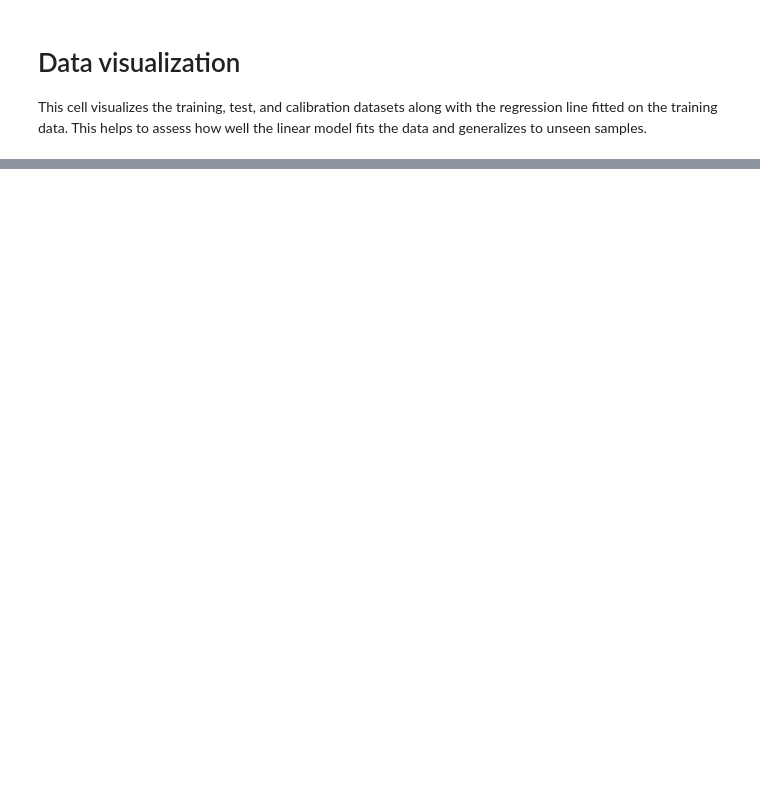
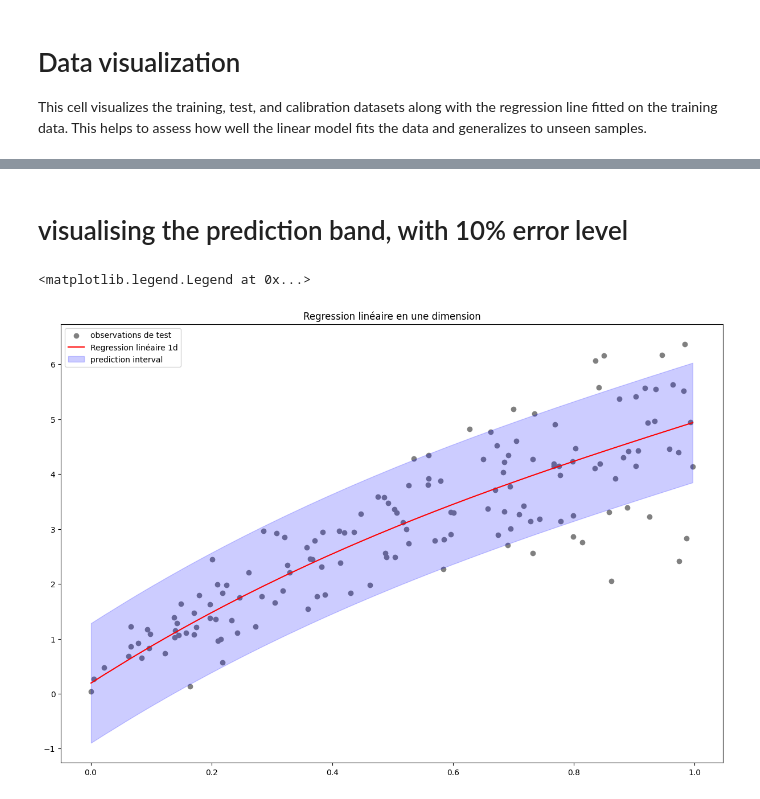
Before and after one commit to HAZAR00/PredictionConforme, a Jupyter notebook: regression.ipynb, the cells around one changed output, grey strips where cells are left out. Drawn from its saved outputs; the diff is of its cells as text; code cells hidden in the pictures; blank space fills up the shorter version.

```diff
--- a/regression.ipynb
+++ b/regression.ipynb
@@ -81,0 +83,36 @@ plt.legend()
+# %%
+alpha= 0.1
+
+coeff_calib=poly.fit_transform(X_cal.reshape(-1,1))
+Y_pred_cal=lin_reg_model.predict(coeff_calib)
+
+S = np.abs(Y_cal-Y_pred_cal)
+
+quantile = np.quantile(S,1-alpha, method ='higher')
+
+
+C_hat_lower_band= Y_pred - quantile
+C_hat_upper_band= Y_pred + quantile
+# %% [markdown]
+# visualising the prediction band, with 10% error level
+# %%
+plt.figure(1, figsize=[15,10])
+
+plt.title('Regression linéaire en une dimension')
+plt.scatter(X_test,Y_test,color='grey',label='observations de test')
+
+#Predicted data
+plt.plot(X_test_sorted,Y_pred_sorted, label='Regression linéaire 1d', color="red")
+"""plt.scatter(X_test,C_hat_lower_band,color='blue')
+plt.scatter(X_test,C_hat_upper_band,color='blue')"""
+
+index=np.argsort(X_test)
+C_hat_lower_band_sorted= C_hat_lower_band[index]
+C_hat_upper_band_sorted= C_hat_upper_band[index]
+
+plt.fill_between(X_test_sorted,C_hat_lower_band_sorted,C_hat_upper_band_sorted,color='blue',alpha=0.2,label="prediction interval")
+
+plt.legend()
+# %% [output]
+<matplotlib.legend.Legend at 0x...>
+[figure, added]
```
Also changed, not shown: parts of 4 cells of this notebook, 5 other files.
